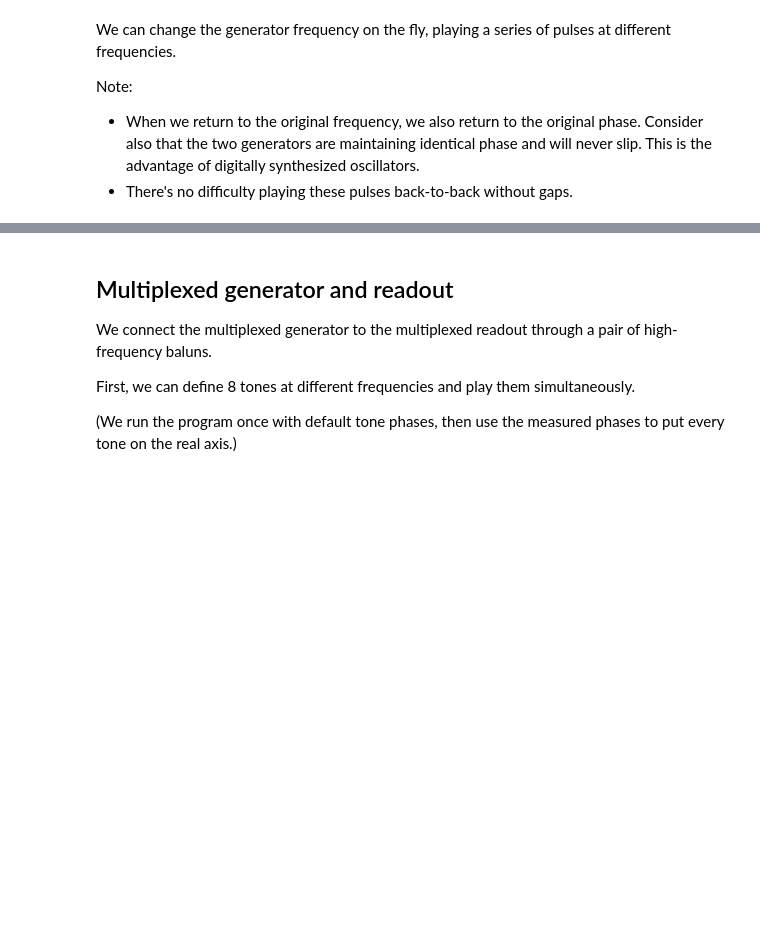
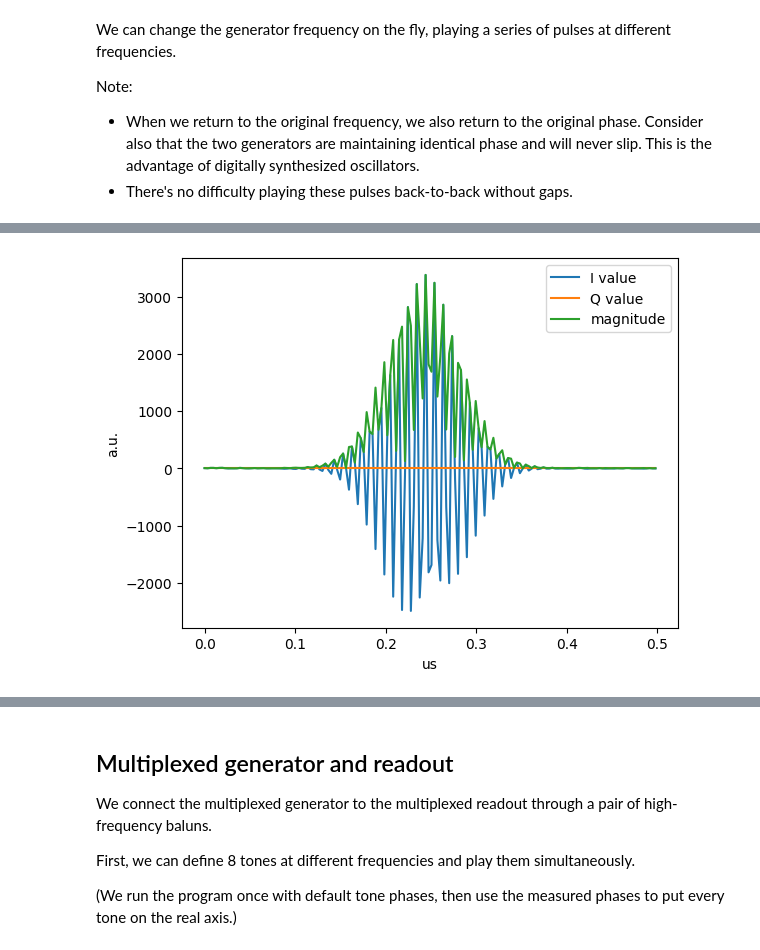
Before and after one commit to openquantumhardware/QCE2024, a Jupyter notebook: demos_firmware/02_qce24.ipynb, the cells around one changed output, grey strips where cells are left out. Saved outputs shown, nothing was run; the diff lists cells and outputs as text; code cells hidden in the pictures; blank space fills up the shorter version.

```diff
--- a/demos_firmware/02_qce24.ipynb
+++ b/demos_firmware/02_qce24.ipynb
@@ -648,0 +725,60 @@ macros:
+# %%
+class ReadoutProgram(AveragerProgramV2):
+    def _initialize(self, cfg):
+        ro_ch = cfg['ro_ch']
+        gen_ch = cfg['gen_ch']
+
+        self.declare_gen(ch=gen_ch, nqz=cfg['nqz'], mixer_freq=0)
+        self.declare_readout(ch=ro_ch, length=cfg['ro_len'])
+
+        self.add_readoutconfig(ch=ro_ch, name="myro", freq=cfg['freq'], gen_ch=gen_ch,
+                              phase=cfg['ro_phase'],
+                              outsel=cfg['ro_outsel'],
+                              )
+
+        self.add_gauss(ch=gen_ch, name="gausenv", sigma=cfg['pulse_len']/10, length=cfg['pulse_len'], even_length=True)
+
+        self.add_pulse(ch=gen_ch, name="mygaus", ro_ch=ro_ch,
+                       style="arb",
+                       envelope="gausenv",
+                       freq=cfg['freq'],
+                       phase=0,
+                       gain=1.0,
+                      )
+
+        self.send_readoutconfig(ch=cfg['ro_ch'], name="myro", t=0)
+
+    def _body(self, cfg):
+        self.pulse(ch=cfg['gen_ch'], name="mygaus", t=0)
+        self.trigger(ros=[cfg['ro_ch']], pins=[0], t=cfg['trig_time'])
+        # trigger the MR buffer a little later so it starts recording after the pulse starts
+        self.trigger(ddr4=True, mr=True, t=cfg['trig_time']+0.5)
+
+config = {
+          'gen_ch': INTGEN_CH[2],
+          'ro_ch': DYNRO_CH[1],
+          'freq': 100,
+          'nqz': 1,
+          'trig_time': 0.4,
+          'ro_len': 0.5,
+          'pulse_len': 0.4,
+          'gain': 0.1,
+          'ro_phase': 0,
+          # 'ro_outsel': 'product'
+          'ro_outsel': 'input'
+         }
+
+prog = ReadoutProgram(soccfg, reps=1, final_delay=1.0, cfg=config)
+iq_list = prog.acquire_decimated(soc, soft_avgs=1)
+t = prog.get_time_axis(ro_index=0)
+
+
+iq = iq_list[0]
+plt.plot(t, iq[:,0], label="I value")
+plt.plot(t, iq[:,1], label="Q value")
+plt.plot(t, np.abs(iq.dot([1,1j])), label="magnitude")
+plt.legend()
+plt.ylabel("a.u.")
+plt.xlabel("us");
+# %% [output]
+[figure, added]
```
Also changed, not shown: parts of 62 cells of this notebook.
